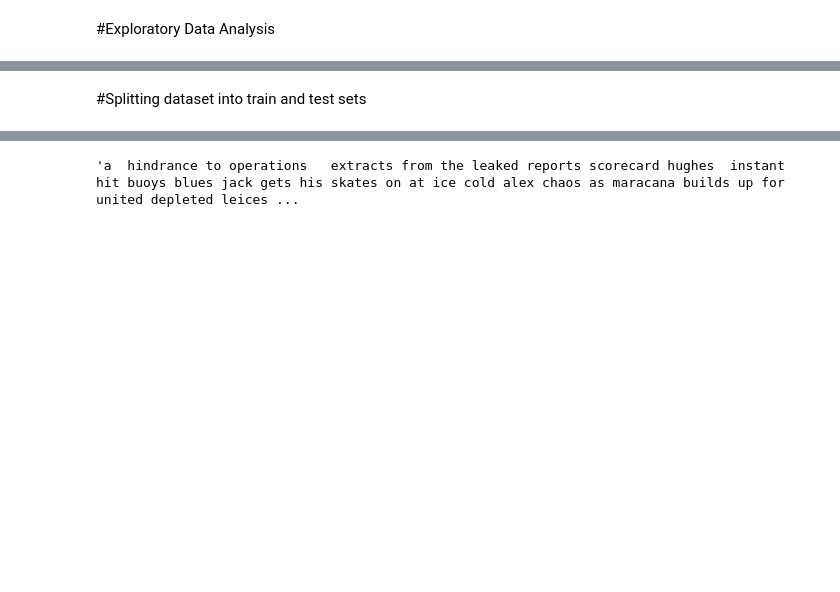
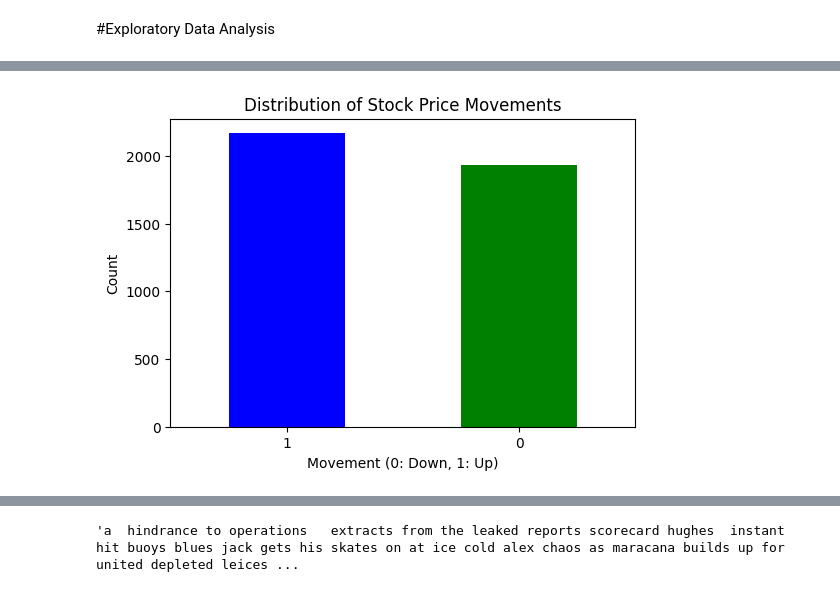
Before and after one commit to abhamidi-1234/Stock-Price-Sentiment-Analysis-using-News-Headlines, a Jupyter notebook: Stock_sentiment_analysis_using_news_headlines.ipynb, the cells around one changed output, grey strips where cells are left out. Drawn from its saved outputs; the diff is of its cells as text; code cells hidden in the pictures; blank space fills up the shorter version.

```diff
--- a/Stock_sentiment_analysis_using_news_headlines.ipynb
+++ b/Stock_sentiment_analysis_using_news_headlines.ipynb
@@ -27,2 +62,11 @@ df.info()
-# %% [markdown]
-#Splitting dataset into train and test sets
+# %%
+# Distribution of Stock Price Movements
+plt.figure(figsize=(6, 4))
+df['Label'].value_counts().plot(kind='bar', color=['blue', 'green'])
+plt.title('Distribution of Stock Price Movements')
+plt.xlabel('Movement (0: Down, 1: Up)')
+plt.ylabel('Count')
+plt.xticks(rotation=0)
+plt.show()
+# %% [output]
+[figure, added]
```
Also changed, not shown: parts of 25 cells of this notebook.
